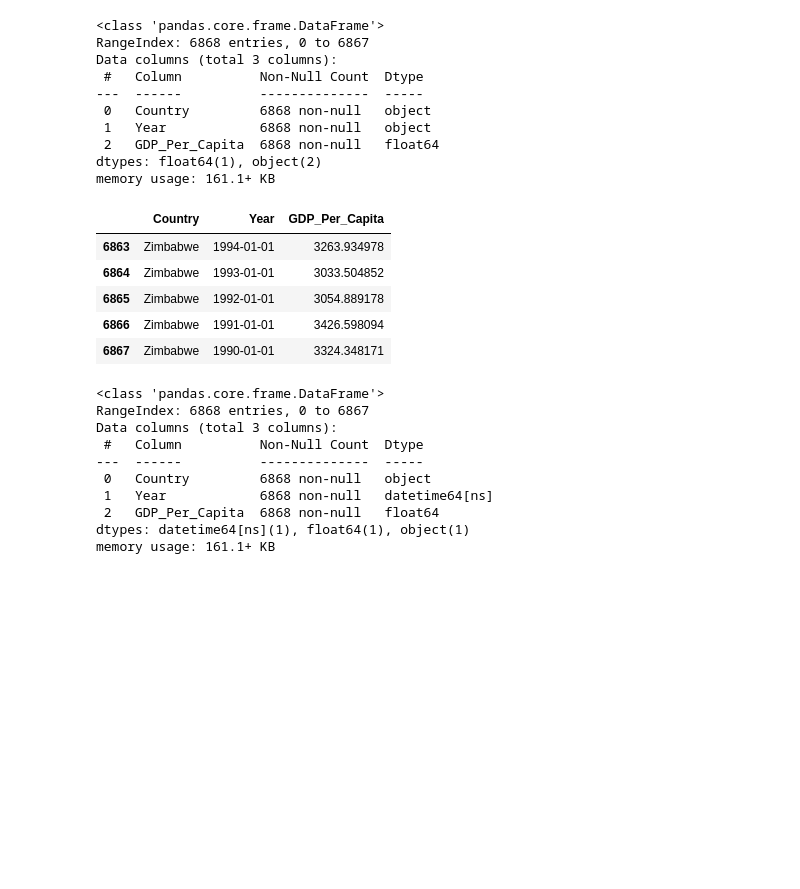
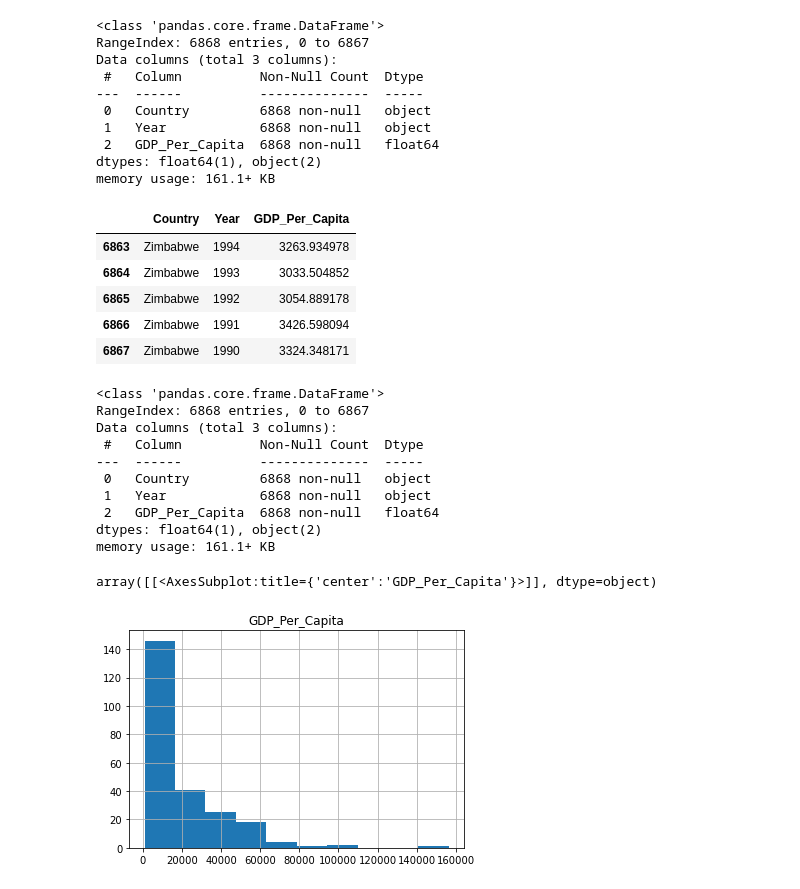
Before and after one commit to nss-data-science-cohort-5/un_exploration-ZhenyaC, a Jupyter notebook: notebooks/UN_Data_Exploration.ipynb, the cells around one changed output. Drawn from its saved outputs; the diff is of its cells as text; code cells hidden in the pictures; blank space fills up the shorter version.

```diff
--- a/notebooks/UN_Data_Exploration.ipynb
+++ b/notebooks/UN_Data_Exploration.ipynb
@@ -107,17 +103,15 @@ Data columns (total 3 columns):
  2   GDP_Per_Capita  6868 non-null   float64
 dtypes: float64(1), object(2)
 memory usage: 161.1+ KB
-# %%
-gdp_df['Year'] = pd.to_datetime(gdp_df['Year'])
 # %%
 gdp_df[-5:]
 # %% [output]
 |  | Country | Year | GDP_Per_Capita |
-| 6863 | Zimbabwe | 1994-01-01 | 3263.934978 |
-| 6864 | Zimbabwe | 1993-01-01 | 3033.504852 |
-| 6865 | Zimbabwe | 1992-01-01 | 3054.889178 |
-| 6866 | Zimbabwe | 1991-01-01 | 3426.598094 |
-| 6867 | Zimbabwe | 1990-01-01 | 3324.348171 |
+| 6863 | Zimbabwe | 1994 | 3263.934978 |
+| 6864 | Zimbabwe | 1993 | 3033.504852 |
+| 6865 | Zimbabwe | 1992 | 3054.889178 |
+| 6866 | Zimbabwe | 1991 | 3426.598094 |
+| 6867 | Zimbabwe | 1990 | 3324.348171 |
 # %%
 gdp_df.info()
 # %% [output]
@@ -127,9 +121,14 @@ Data columns (total 3 columns):
  #   Column          Non-Null Count  Dtype
 ---  ------          --------------  -----
  0   Country         6868 non-null   object
- 1   Year            6868 non-null   datetime64[ns]
+ 1   Year            6868 non-null   object
  2   GDP_Per_Capita  6868 non-null   float64
-dtypes: datetime64[ns](1), float64(1), object(1)
+dtypes: float64(1), object(2)
 memory usage: 161.1+ KB
 # %%
-gdp_df_2014 = gdp_df[gdp_df["Year"] == '2014-01-01']
+gdp_df_2014 = gdp_df[gdp_df["Year"] == '2014']
+# %%
+gdp_df_2014.hist( bins =10)
+# %% [output]
+array([[<AxesSubplot:title={'center':'GDP_Per_Capita'}>]], dtype=object)
+[figure, added]
```
Also changed, not shown: parts of 30 cells of this notebook.
